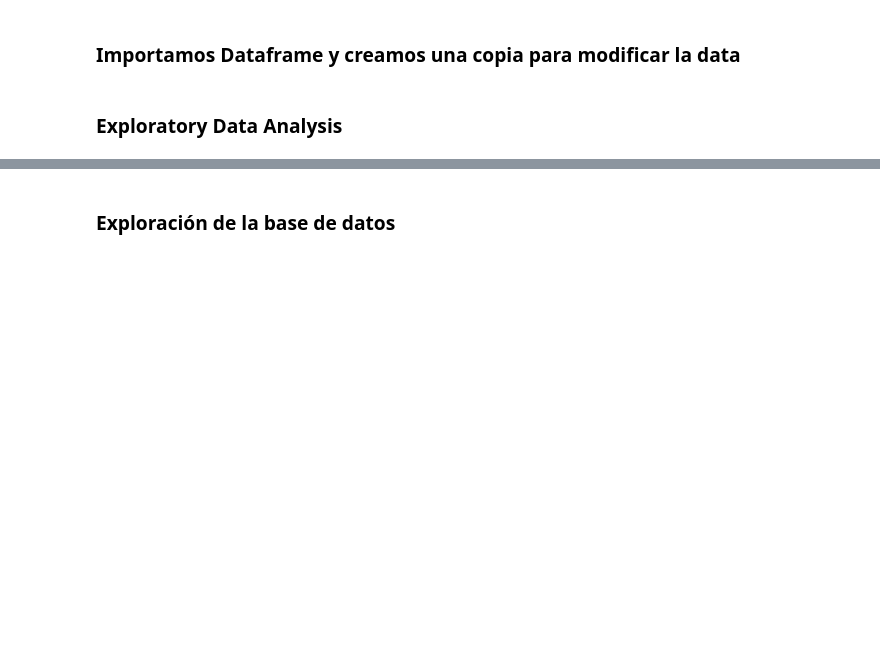
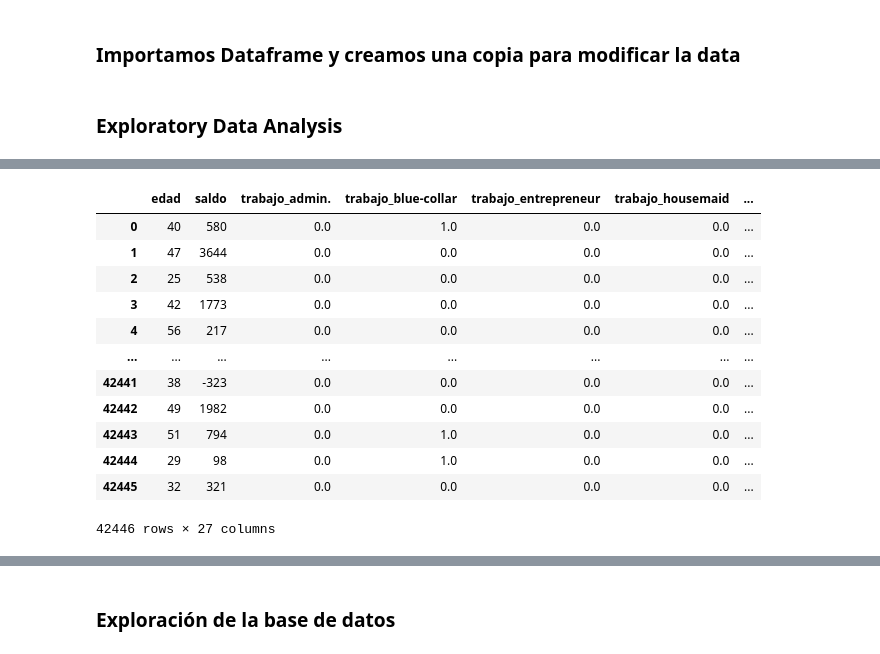
Before and after one commit to erxgli/Amacor_contexto_bancario, a Jupyter notebook: Caso_Práctico_3.ipynb, the cells around one changed output, grey strips where cells are left out. Drawn from its saved outputs; the diff is of its cells as text; code cells hidden in the pictures; blank space fills up the shorter version.

```diff
--- a/Caso_Práctico_3.ipynb
+++ b/Caso_Práctico_3.ipynb
@@ -73,0 +79,30 @@ dtype: int64
+# %%
+df_cluster = df.drop(columns=['ID','fecha_contacto','campaign','tiempo_transcurrido','contactos_anteriores','target','duracion'],inplace=False)
+df_cluster_procesado = df_cluster.copy()
+# %%
+# Tu código
+# Creamos el objeto que realizará la transformación
+
+#Instancio el OneHot
+onehot=OneHotEncoder()
+
+# Aplico el OneHot a la columna job y guardo el resultado en a
+onehot.fit(df_cluster_procesado[["trabajo","tipo_contacto","estado_civil","deuda","vivienda","prestamo"]])
+a=onehot.transform(df_cluster_procesado[["trabajo","tipo_contacto","estado_civil","deuda","vivienda","prestamo"]])
+
+# Convierto el a en data frame y lo llamo encoded_df
+encoded_df = pd.DataFrame(a.toarray(), columns=onehot.get_feature_names_out(["trabajo","tipo_contacto","estado_civil","deuda","vivienda","prestamo"]))
+
+# Reseteo el índice de los dos data frames antes de concatenarlos
+df_cluster_procesado.reset_index(drop=True, inplace=True)
+encoded_df.reset_index(drop=True, inplace=True)
+
+# concateno los dos data frames y los guardo machacando el df
+df_cluster_procesado=pd.concat([df_cluster_procesado,encoded_df],axis=1)
+
+# Elimino la columna Job original antigua, la categórica
+df_cluster_procesado.drop(columns=["trabajo","tipo_contacto","estado_civil","deuda","vivienda","prestamo"],inplace=True)
+
+# Muestro tamaño yu sample del data frame df transformado
+print(df_cluster_procesado.shape)
+df_cluster_procesado.sample(5)
@@ -73,0 +118,21 @@ dtype: int64
+# %%
+ordinal = OrdinalEncoder(categories=[['priamaria', 'secundaria/superiores', 'universitarios']])
+aux = ordinal.fit_transform(df_cluster_procesado['educacion'].values.reshape(-1, 1))
+df_cluster_procesado['educacion_codificado'] = aux
+df_cluster_procesado.drop(columns='educacion',inplace=True)
+# %%
+df_cluster_procesado
+# %% [output]
+|  | edad | saldo | trabajo_admin. | trabajo_blue-collar | trabajo_entrepreneur | trabajo_housemaid | ... |
+| 0 | 40 | 580 | 0.0 | 1.0 | 0.0 | 0.0 | ... |
+| 1 | 47 | 3644 | 0.0 | 0.0 | 0.0 | 0.0 | ... |
+| 2 | 25 | 538 | 0.0 | 0.0 | 0.0 | 0.0 | ... |
+| 3 | 42 | 1773 | 0.0 | 0.0 | 0.0 | 0.0 | ... |
+| 4 | 56 | 217 | 0.0 | 0.0 | 0.0 | 0.0 | ... |
+| ... | ... | ... | ... | ... | ... | ... | ... |
+| 42441 | 38 | -323 | 0.0 | 0.0 | 0.0 | 0.0 | ... |
+| 42442 | 49 | 1982 | 0.0 | 0.0 | 0.0 | 0.0 | ... |
+| 42443 | 51 | 794 | 0.0 | 1.0 | 0.0 | 0.0 | ... |
+| 42444 | 29 | 98 | 0.0 | 1.0 | 0.0 | 0.0 | ... |
+| 42445 | 32 | 321 | 0.0 | 0.0 | 0.0 | 0.0 | ... |
+42446 rows × 27 columns
```
Also changed, not shown: parts of 30 cells of this notebook.
